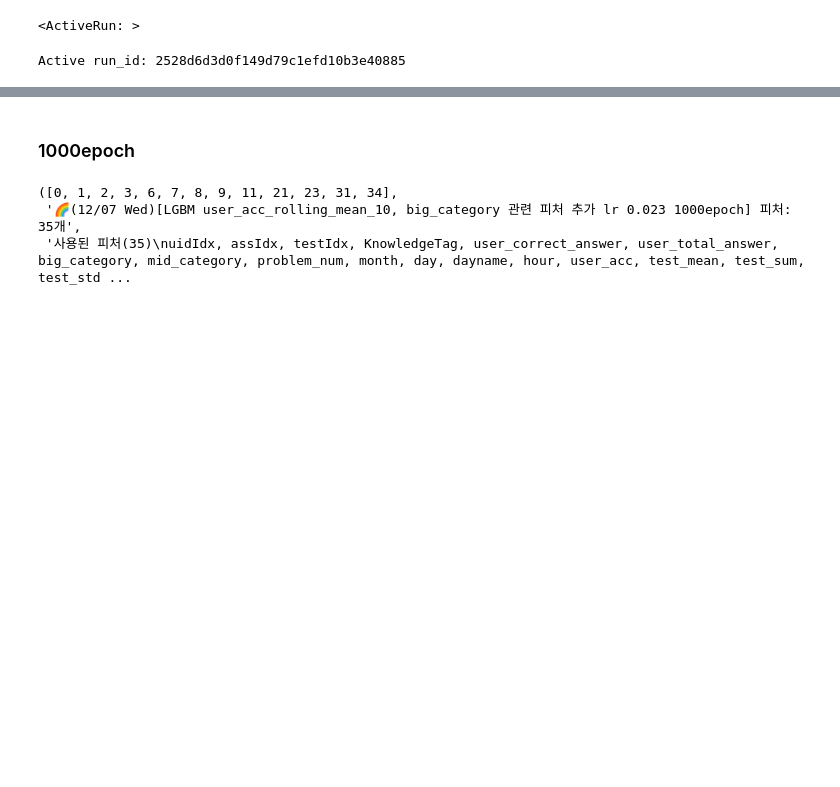
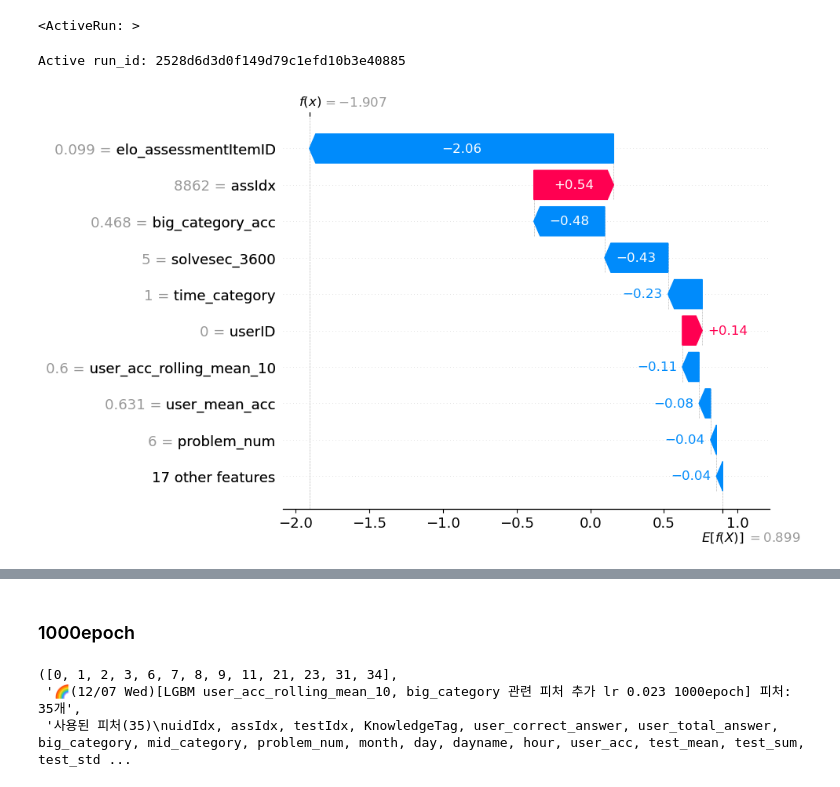
Before and after one commit to boostcampaitech4lv23recsys2/level2_dkt_recsys-level2-recsys-08, a Jupyter notebook: LGBM/LGBM_apply_FE_Others.ipynb, the cells around one changed output, grey strips where cells are left out. Saved outputs shown, nothing was run; the diff lists cells and outputs as text; code cells hidden in the pictures; blank space fills up the shorter version.

```diff
--- a/LGBM/LGBM_apply_FE_Others.ipynb
+++ b/LGBM/LGBM_apply_FE_Others.ipynb
@@ -206,6 +214,17 @@ mlflow.end_run()
 # %% [output]
 <ActiveRun: >
 Active run_id: 2528d6d3d0f149d79c1efd10b3e40885
+# %%
+explainer = TreeExplainer(model)
+sv = explainer(x_valid[FEATS])
+exp = Explanation(sv.values[:,:,1],
+                  sv.base_values[:,1],
+                  data=x_valid[FEATS].values,
+                  feature_names=FEATS)
+idx = 0
+waterfall(exp[idx])
+# %% [output]
+[figure, added]
 # %%
 perm = PermutationImportance(
     model, scoring="roc_auc", n_iter=1, random_state=42, cv=None, refit=False
```
Also changed, not shown: parts of 15 cells of this notebook.
